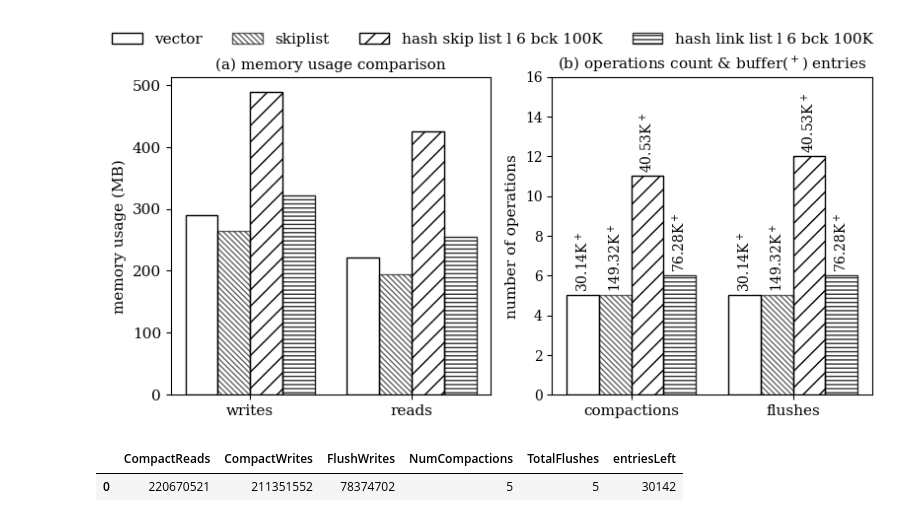
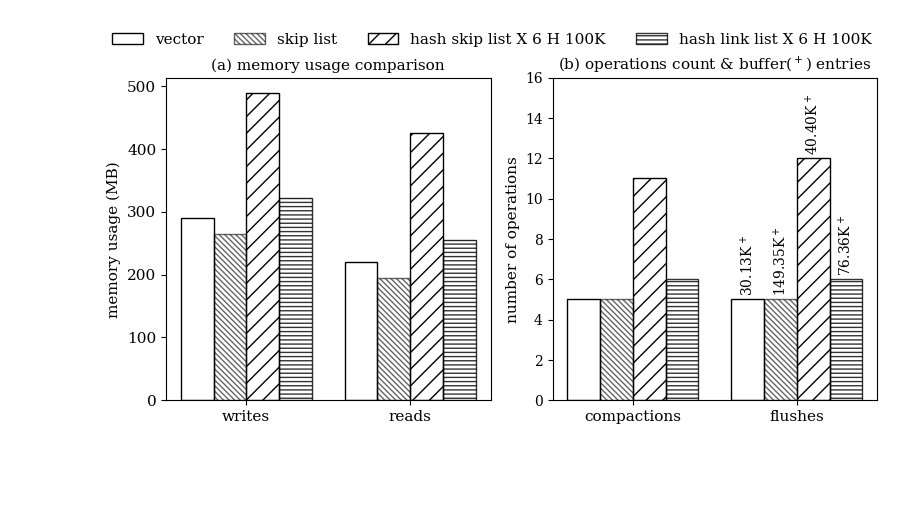
Before and after one commit to boao-james-chen/Self-Design-LSM-Buffer, a Jupyter notebook: development/rocksdb/examples/__working_branch/_experiments/plotflushcompactions.ipynb, the cells around one changed output. Saved outputs shown, nothing was run; the diff lists cells and outputs as text; code cells hidden in the pictures; blank space fills up the shorter version.

```diff
--- a/development/rocksdb/examples/__working_branch/_experiments/plotflushcompactions.ipynb
+++ b/development/rocksdb/examples/__working_branch/_experiments/plotflushcompactions.ipynb
@@ -115,13 +115,13 @@ def process_flush_stats(log_dir: str, logs_dict: dict):
     logs_dict["entriesLeft"] = df.iloc[-1]["NumEntries"]
 
 def autolabel(rectangle_group, ax, value):
-    for rect in rectangle_group:
+    for rect in rectangle_group[1:]:
         height = rect.get_height()
         ax.annotate(f"{value/1000:.2f}K$^+$",
                 xy = (rect.get_x() + rect.get_width() / 2, height),
                 ha='center', color = 'black', rotation=90, xytext=(0,5), textcoords="offset points")
 # %%
-query_type = "FLUSH"
+query_type = "IN"
 entry_size = 64
 memtables = ["Vector", "SkipList", "Hashskiplist", "Hashlinklist"]
 inserts = 1000000
@@ -251,7 +251,7 @@ for selectivity in selectivities:
         skip_x,
         [skipdf["CompactWrites"].values[0] + skipdf["FlushWrites"].values[0], skipdf["CompactReads"].values[0]],
         width,
-        label = "skiplist",
+        label = "skip list",
         **get_properties("Skiplist"),
     )
 
@@ -259,7 +259,7 @@ for selectivity in selectivities:
         hash_skipdf_x,
         [hash_skipdf["CompactWrites"].values[0] + hash_skipdf["FlushWrites"].values[0], hash_skipdf["CompactReads"].values[0]],
         width,
-        label=f"hash skip list l {prefixlen} bck {bucket_count//1000}K",
+        label=f"hash skip list X {prefixlen} H {bucket_count//1000}K",
         **get_properties("Hashskiplist"),
     )
 
@@ -267,7 +267,7 @@ for selectivity in selectivities:
         hash_linkdf_x,
         [hash_linkdf["CompactWrites"].values[0] + hash_linkdf["FlushWrites"].values[0], hash_linkdf["CompactReads"].values[0]],
         width,
-        label=f"hash link list l {prefixlen} bck {bucket_count//1000}K",
+        label=f"hash link list X {prefixlen} H {bucket_count//1000}K",
         **get_properties("Hashlinklist"),
     )
 
@@ -303,39 +303,34 @@ for selectivity in selectivities:
         hash_skipdf_x,
         [hash_skipdf["NumCompactions"].values[0], hash_skipdf["TotalFlushes"].values[0]],
         width,
-        label=f"hash skip list l {prefixlen} bck {bucket_count//1000}K",
+        label=f"hash skip list X {prefixlen} H {bucket_count//1000}K",
         **get_properties("Hashskiplist"),
     )
 
     bar8 = ax[1].bar(
         hash_linkdf_x,
         [hash_linkdf["NumCompactions"].values[0], hash_linkdf["TotalFlushes"].values[0]],
         width,
-        label=f"hash link list l {prefixlen} bck {bucket_count//1000}K",
+        label=f"hash link list X {prefixlen} H {bucket_count//1000}K",
         **get_properties("Hashlinklist"),
     )
 
     autolabel(bar5, ax[1], vecdf["entriesLeft"].values[0])
     autolabel(bar6, ax[1], skipdf["entriesLeft"].values[0])
     autolabel(bar7, ax[1], hash_skipdf["entriesLeft"].values[0])
     autolabel(bar8, ax[1], hash_linkdf["entriesLeft"].values[0])
 
 
     ax[1].set_xticks(x_ticks)
     ax[1].set_xticklabels(["compactions", "flushes"], fontsize=11)
     ax[1].set_title(f"(b) operations count & buffer($^+$) entries", fontsize=11)
     ax[1].set_ylabel("number of operations", fontsize=11)
     ax[1].set_ylim(bottom=0, top=16)
     # ax[1].legend(loc="upper right", fontsize=11)
 
     fig.legend(handles=[bar1, bar2, bar3, bar4], loc='upper center', ncol=4, fontsize=11, bbox_to_anchor=(0.5, 1.05), frameon=False)
 
     plt.tight_layout()
     plt.show()
 # %% [output]
-[figure, old version]
+[figure, new version]
-# %%
-vecdf
-# %% [output]
-|  | CompactReads | CompactWrites | FlushWrites | NumCompactions | TotalFlushes | entriesLeft |
-| 0 | 220670521 | 211351552 | 78374702 | 5 | 5 | 30142 |
```
Also changed, not shown: parts of 1 cell of this notebook, 10 other files.
